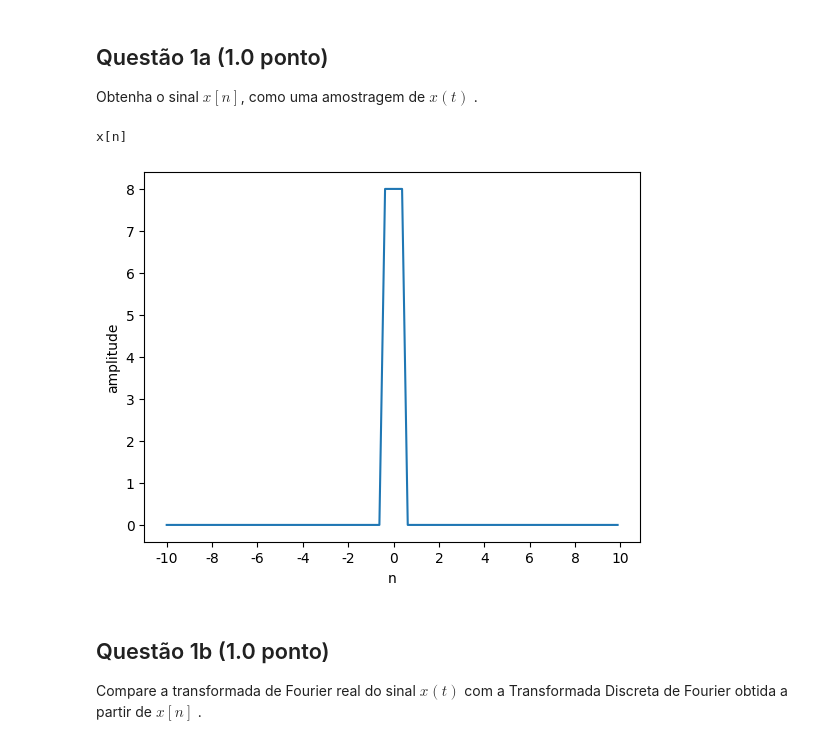
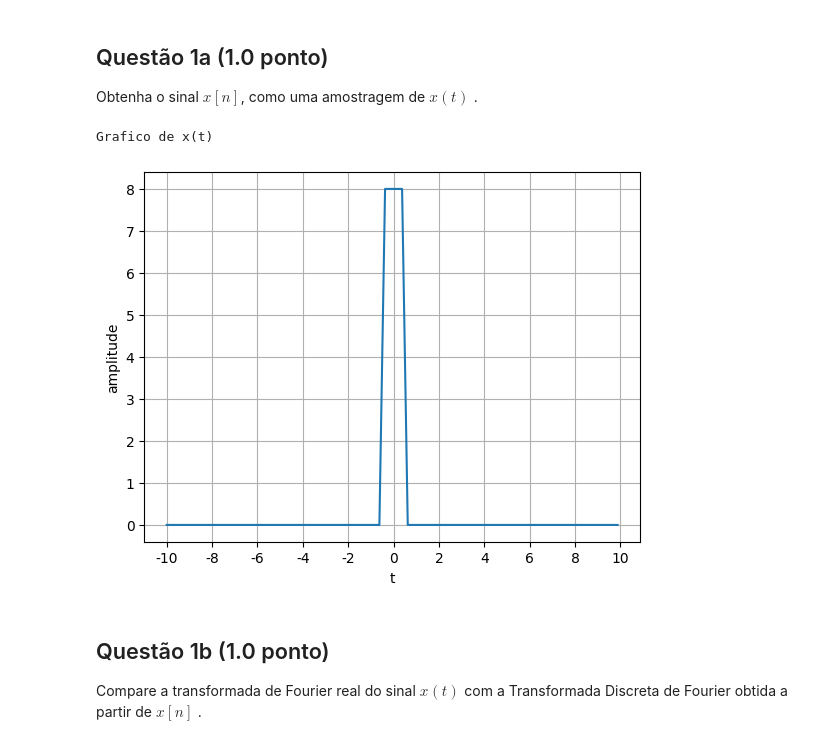
Before and after one commit to CristianoCTS/SSTD, a Jupyter notebook: Projeto-3/211028050-projeto3.ipynb, the cells around one changed output. Cells and saved outputs as stored; diff of their text form; code cells hidden in the pictures.

```diff
--- a/Projeto-3/211028050-projeto3.ipynb
+++ b/Projeto-3/211028050-projeto3.ipynb
@@ -32,6 +33,14 @@ def u(n):
         return 1
     else:
         return 0
+
+def ret(t):
+    if abs(t) > (1/2):
+        return 0
+    elif abs(t) == (1/2):
+        return (1/2)
+    elif abs(t) < (1/2):
+        return 1
 
 def convolucao(h, x):
     y = []
@@ -69,29 +78,23 @@ Considere que o sinal será amostrado a uma taxa $T = \frac{1}{8}$ s, e que quer
 
 Obtenha o sinal $x\left[n\right]$, como uma amostragem de $x\left(t\right)$ .
 # %%
-def ret1(t):
-    if abs(t) > (1/2):
-        return 0
-    elif abs(t) == (1/2):
-        return (1/2)
-    elif abs(t) < (1/2):
-        return 1
+def x(t):
+    return 8*ret(t)
+x_amostrado = []
 
-x = []
+for t in np.arange(-10, 10, 1/8):
+    x_amostrado.append(x(t))
 
-for i in range(-80, 80):
-    t = i/8
-    x.append(8*ret1(t))
-
-print("Grpafico de x[n]")
-plt.plot(x)
+print("Grafico de x(t)")
+plt.plot(x_amostrado)
 plt.xticks([0, 16, 32, 48, 64, 80, 96, 112, 128, 144, 160], ["-10", "-8", "-6", "-4", "-2", "0", "2", "4", "6", "8", "10"])
-plt.xlabel("n")
+plt.xlabel("t")
 plt.ylabel("amplitude")
+plt.grid()
 plt.show()
 # %% [output]
-x[n]
+Grafico de x(t)
-[figure, old version]
+[figure, new version]
 # %% [markdown]
 ## Questão 1b (1.0 ponto)
 
```
Also changed, not shown: parts of 5 cells of this notebook, 2 other files.
